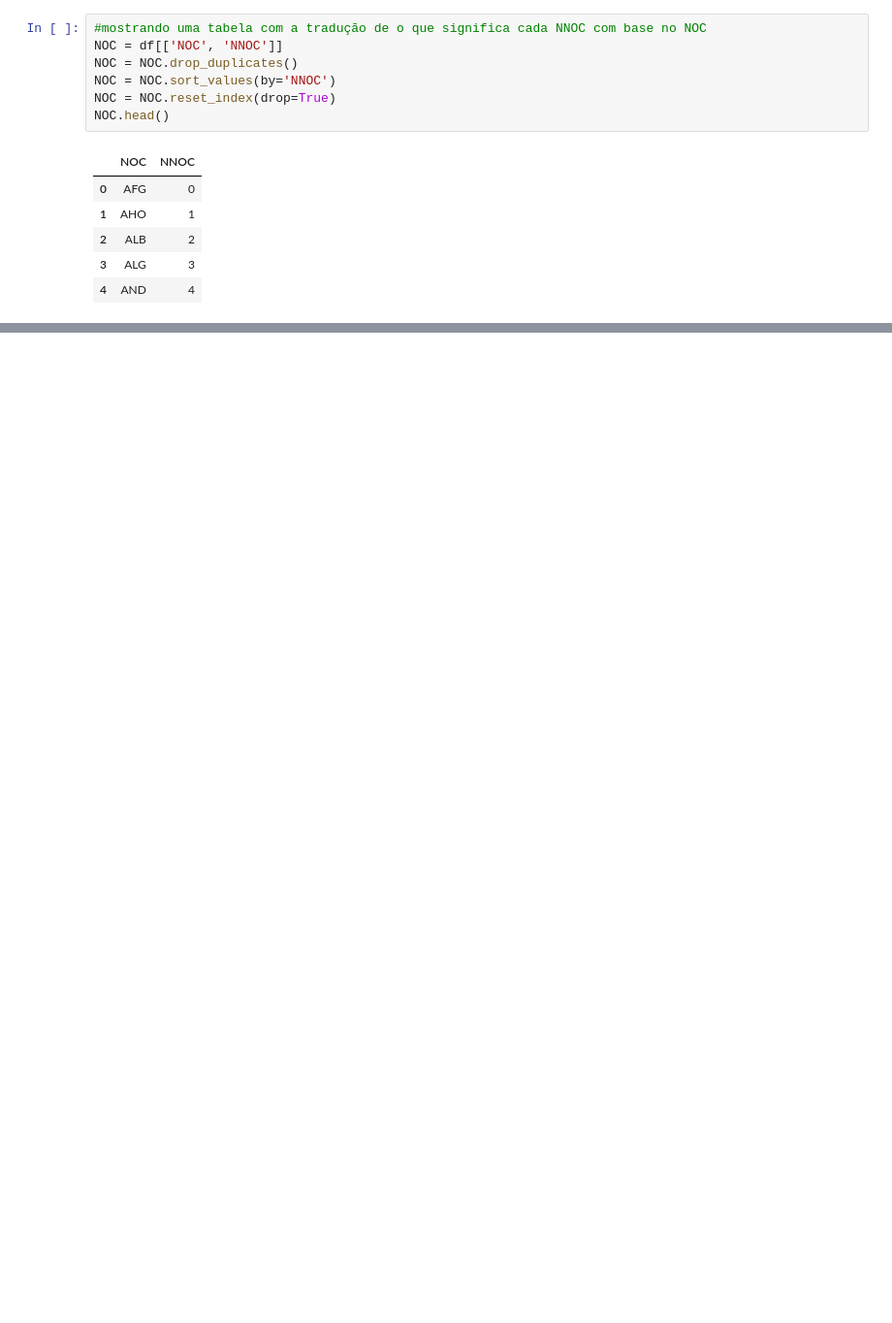
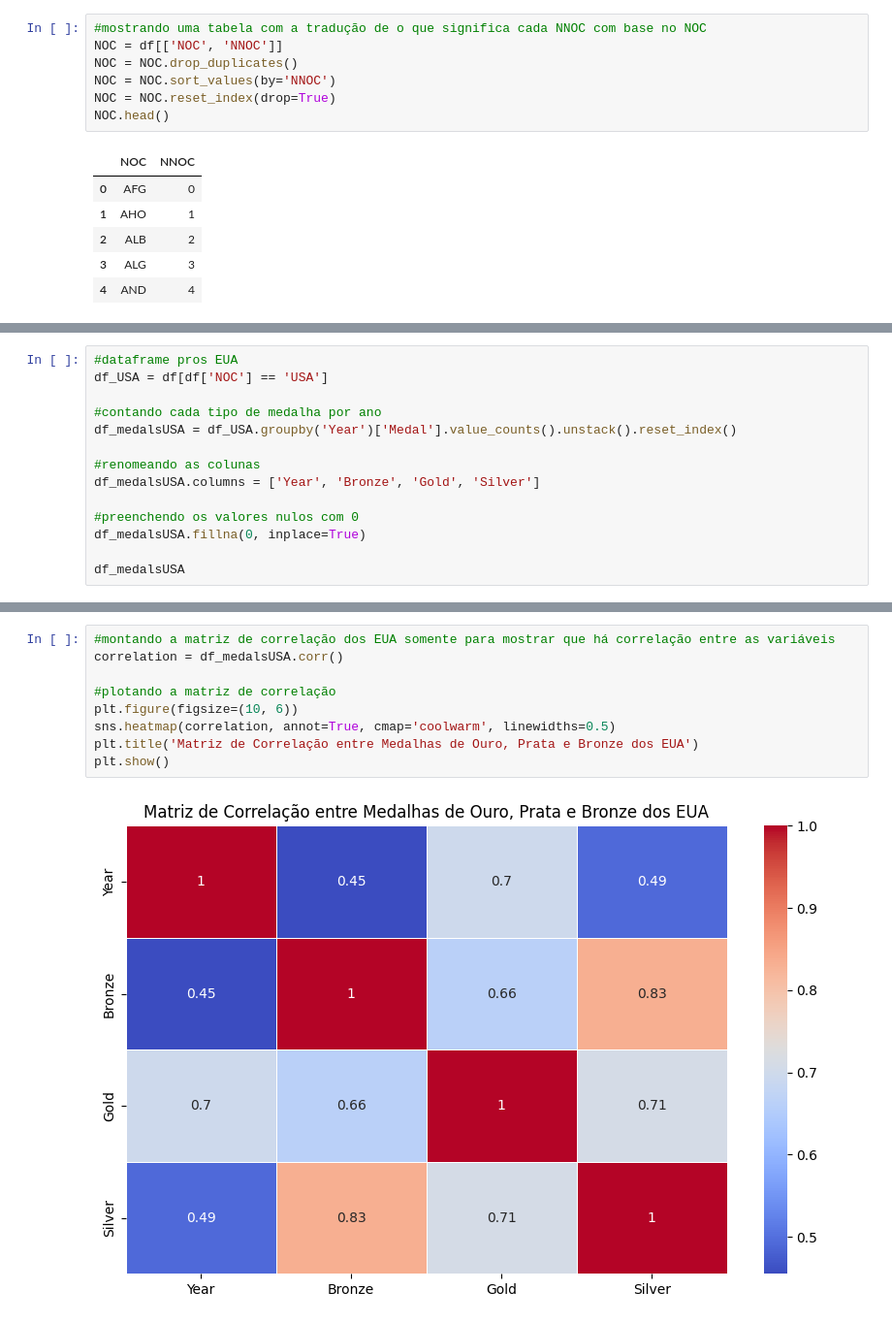
Before and after one commit to thiagonarcizo/formulacao-projetos, a Jupyter notebook: olimpiadas/tratamento.ipynb, the cells around one changed output, grey strips where cells are left out. Shown: that part at 97% size. Saved outputs shown, nothing was run; the diff lists cells and outputs as text; blank space fills up the shorter version.

```diff
--- a/olimpiadas/tratamento.ipynb
+++ b/olimpiadas/tratamento.ipynb
@@ -173,3 +157,17 @@ display(year_slider, top_countries_dropdown, output)
 IntRangeSlider(value=(1896, 2020), continuous_update=False, description='Intervalo de ano:', max=2020, min=189…
 [interactive output not drawn]
 [interactive output not drawn]
+# %%
+#dataframe pros EUA
+df_USA = df[df['NOC'] == 'USA']
+
+#contando cada tipo de medalha por ano
+df_medalsUSA = df_USA.groupby('Year')['Medal'].value_counts().unstack().reset_index()
+
+#renomeando as colunas
+df_medalsUSA.columns = ['Year', 'Bronze', 'Gold', 'Silver']
+
+#preenchendo os valores nulos com 0
+df_medalsUSA.fillna(0, inplace=True)
+
+df_medalsUSA
@@ -175,0 +297,11 @@ IntRangeSlider(value=(1896, 2020), continuous_update=False, description='Interva
+# %%
+#montando a matriz de correlação dos EUA somente para mostrar que há correlação entre as variáveis
+correlation = df_medalsUSA.corr()
+
+#plotando a matriz de correlação
+plt.figure(figsize=(10, 6))
+sns.heatmap(correlation, annot=True, cmap='coolwarm', linewidths=0.5)
+plt.title('Matriz de Correlação entre Medalhas de Ouro, Prata e Bronze dos EUA')
+plt.show()
+# %% [output]
+[figure, added]
```
Also changed, not shown: parts of 21 cells of this notebook.
